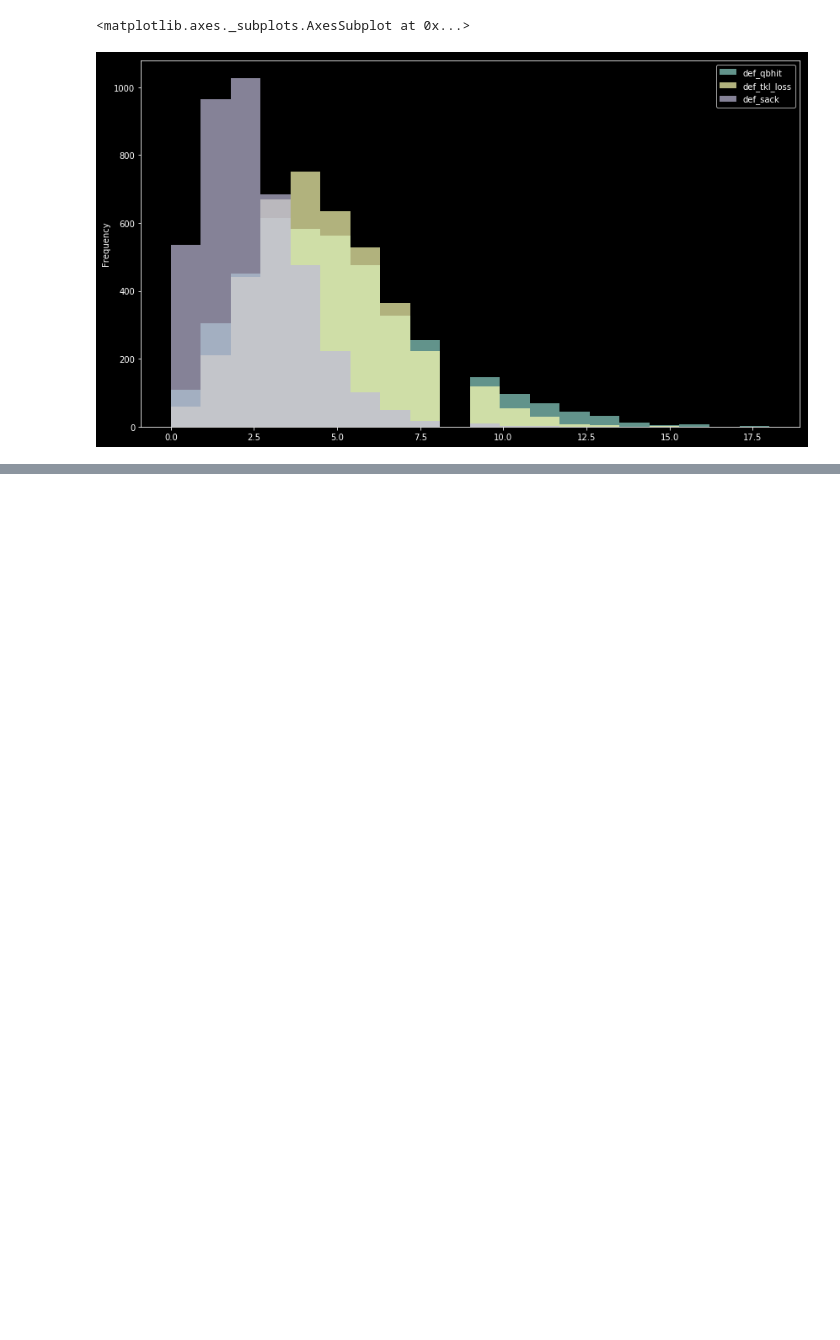
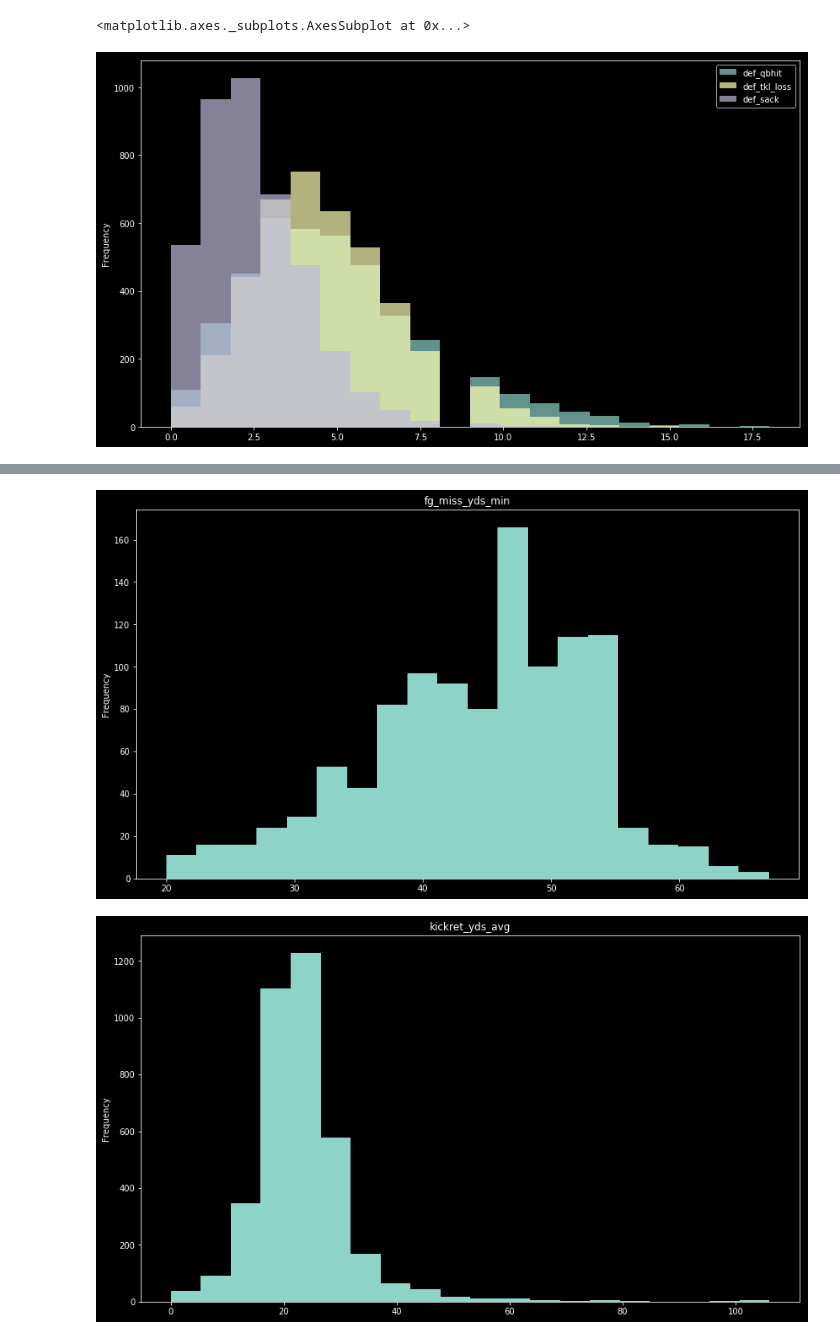
Before and after one commit to markertsean/Fantasy_Football, a Jupyter notebook: exploration/Team.ipynb, the cells around one changed output, grey strips where cells are left out. Cells and saved outputs as stored; diff of their text form; code cells hidden in the pictures; blank space fills up the shorter version.

```diff
--- a/exploration/Team.ipynb
+++ b/exploration/Team.ipynb
@@ -340,0 +370,10 @@ def_yds = [u'def_frec_yds', u'def_int_yds', u'def_misc_yds', u'def_sack_yds', u'
+# %%
+# fg miss yds min, may want to drop
+# kickret_yds_avg, fill with median, will generally fall in that range
+# puntret_yds_avg, fill with median
+for col in ['fg_miss_yds_min','kickret_yds_avg','puntret_yds_avg']:
+    abs(all_team_data[col]).plot.hist( bins=20, title=col )
+    plt.show()
+# %% [output]
+[figure, added]
+[figure, added]
```
Also changed, not shown: parts of 20 cells of this notebook.
